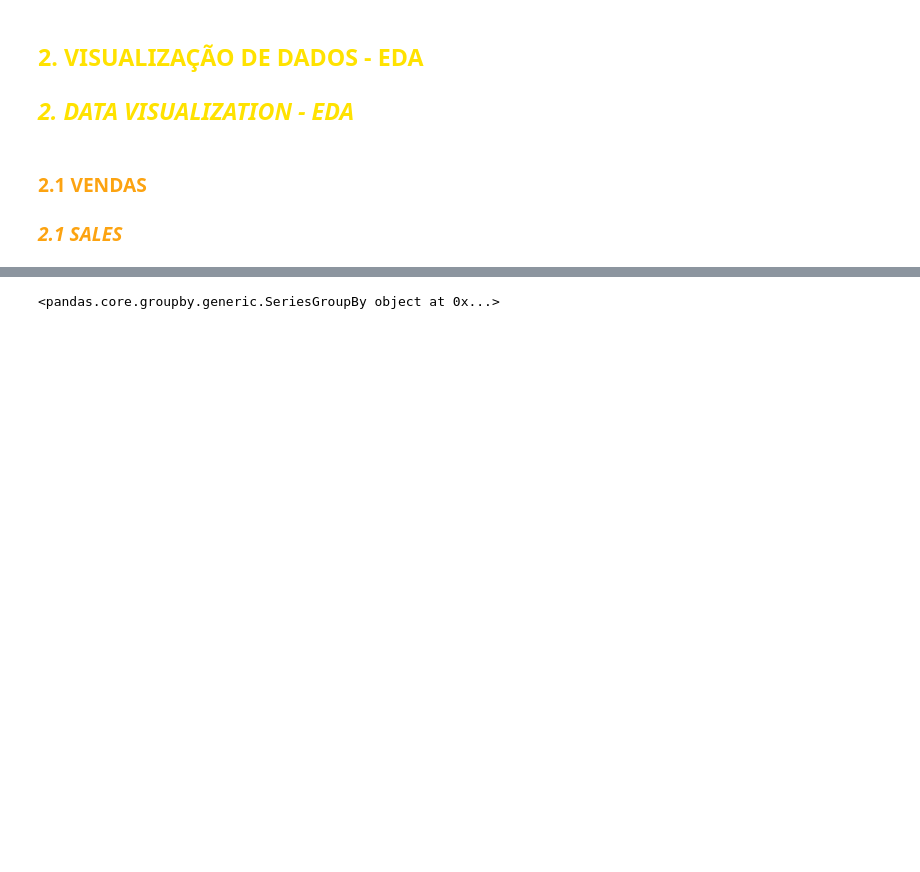
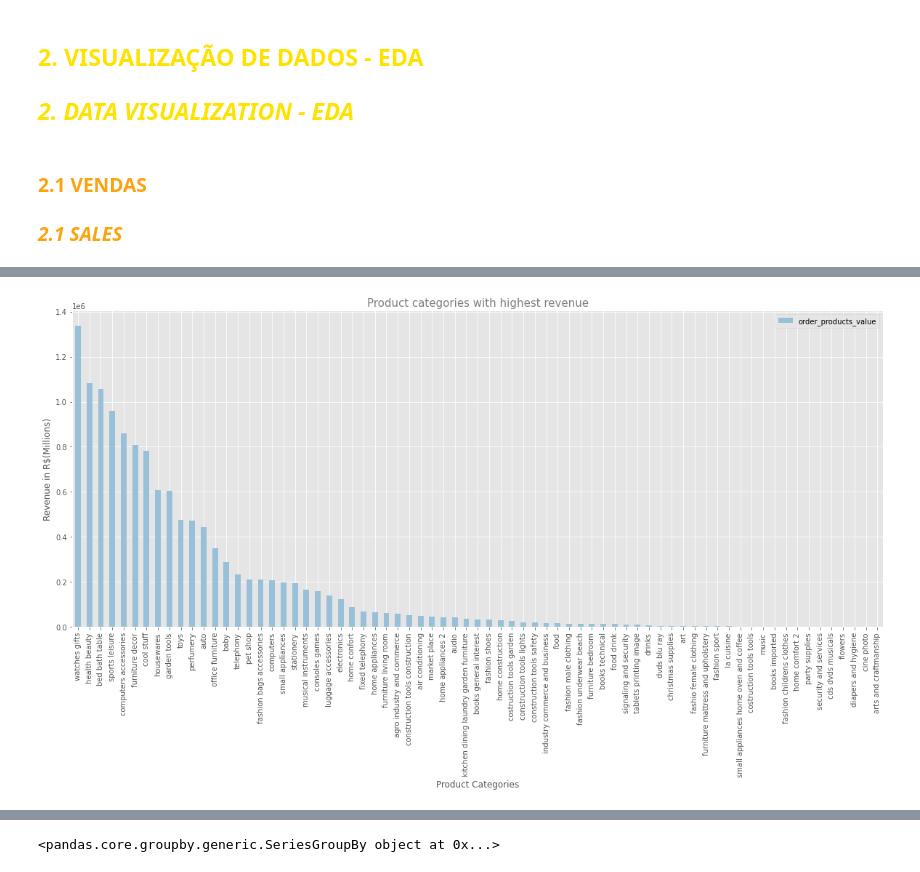
Before and after one commit to rimellegari/e-commerce, a Jupyter notebook: customer.ipynb, the cells around one changed output, grey strips where cells are left out. Saved outputs shown, nothing was run; the diff lists cells and outputs as text; code cells hidden in the pictures; blank space fills up the shorter version.

```diff
--- a/customer.ipynb
+++ b/customer.ipynb
@@ -295,2 +326,15 @@ ValueError: Could not interpret input 'product_category_name'
+# %%
+#category wise sales with their rating(top 20)
+from turtle import color
+
+
+df_olist.groupby(df_olist['categories_english'])['order_products_value'].sum().sort_values(ascending=False).plot(kind='bar',figsize=(20,8),color='#98c1d9')
+plt.title('Product categories with highest revenue', size=15, color='#7e7e7e')
+plt.ylabel('Revenue in R$(Millions)')
+plt.xlabel('Product Categories')
+plt.legend()
+plt.show()
+# %% [output]
+[figure, added]
 # %%
 
```
Also changed, not shown: parts of 15 cells of this notebook.
